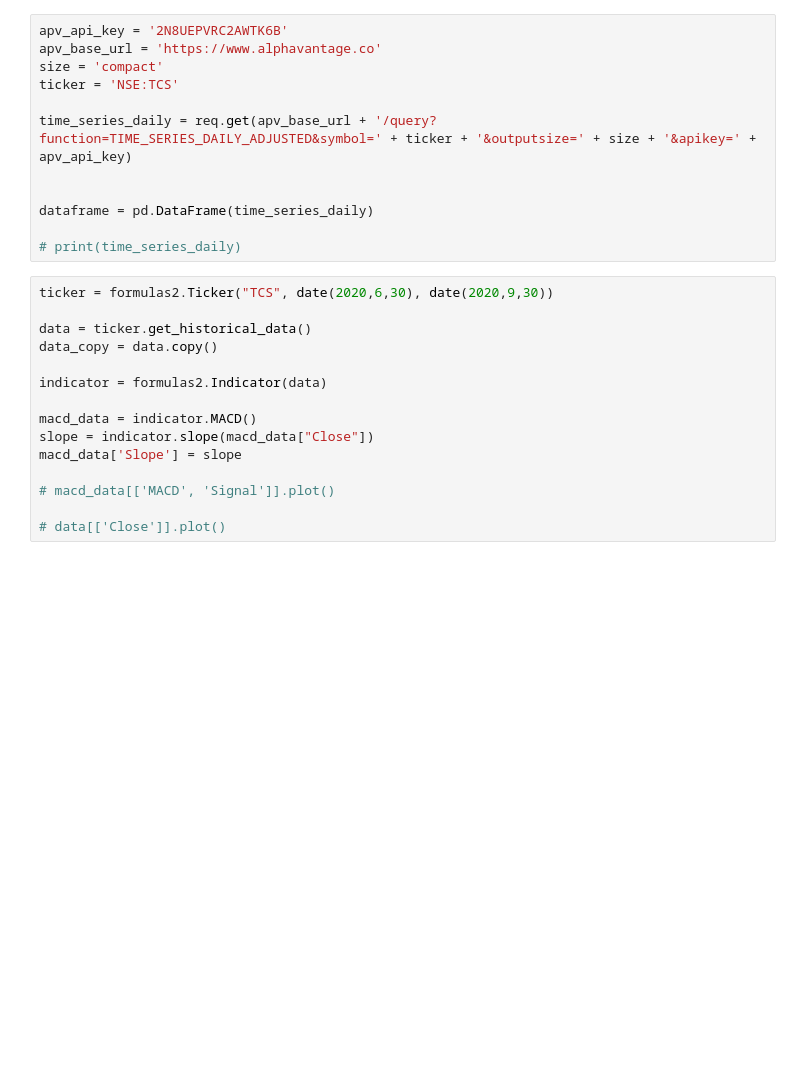
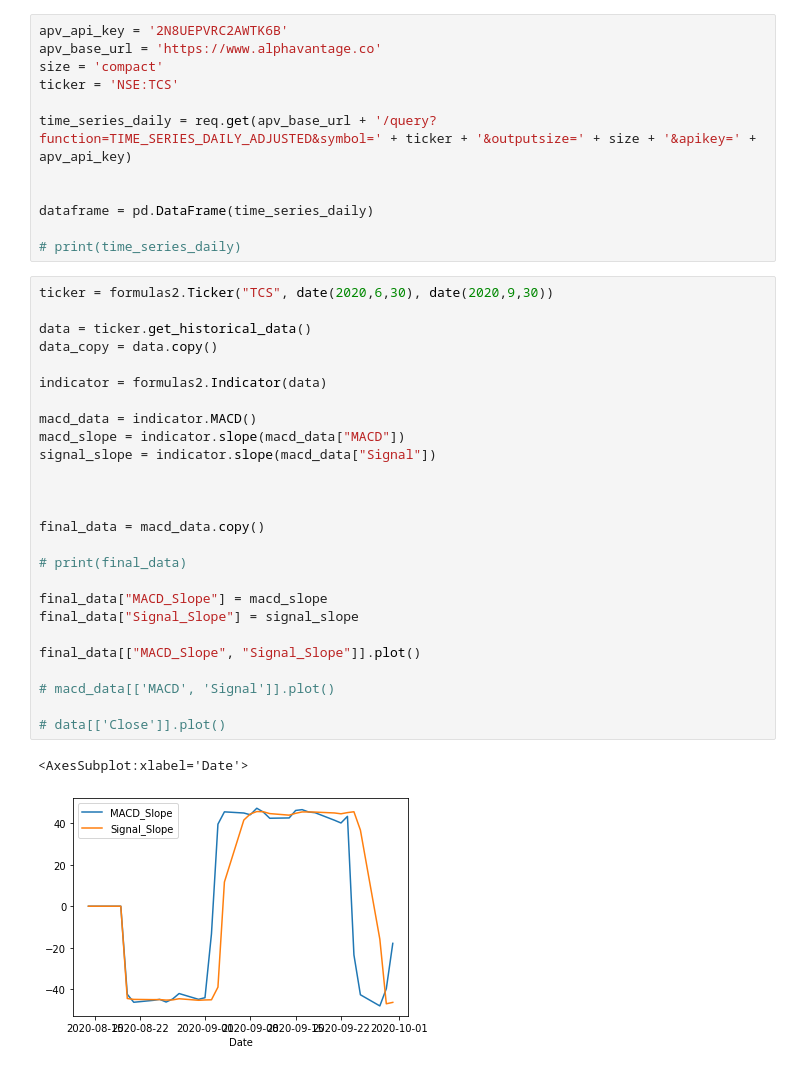
Before and after one commit to chrisd666/algo-trade, a Jupyter notebook: src/trade2.ipynb, the cells around one changed output. Drawn from its saved outputs; the diff is of its cells as text; blank space fills up the shorter version.

```diff
--- a/src/trade2.ipynb
+++ b/src/trade2.ipynb
@@ -19,15 +19,29 @@ dataframe = pd.DataFrame(time_series_daily)
 # %%
 ticker = formulas2.Ticker("TCS", date(2020,6,30), date(2020,9,30))
 
 data = ticker.get_historical_data()
 data_copy = data.copy()
 
 indicator = formulas2.Indicator(data)
 
 macd_data = indicator.MACD()
-slope = indicator.slope(macd_data["Close"])
-macd_data['Slope'] = slope
+macd_slope = indicator.slope(macd_data["MACD"])
+signal_slope = indicator.slope(macd_data["Signal"])
+
+
+
+final_data = macd_data.copy()
+
+# print(final_data)
+
+final_data["MACD_Slope"] = macd_slope
+final_data["Signal_Slope"] = signal_slope
+
+final_data[["MACD_Slope", "Signal_Slope"]].plot()
 
 # macd_data[['MACD', 'Signal']].plot()
 
 # data[['Close']].plot()
+# %% [output]
+<AxesSubplot:xlabel='Date'>
+[figure, added]
```
Also changed, not shown: parts of 1 cell of this notebook.
